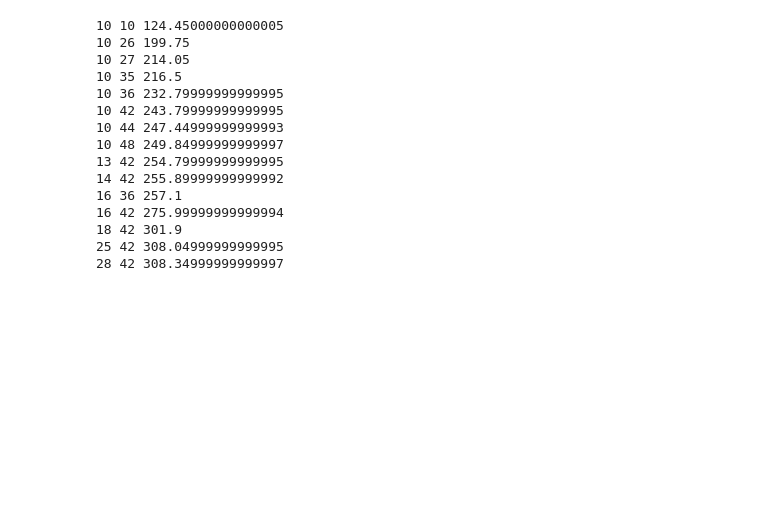
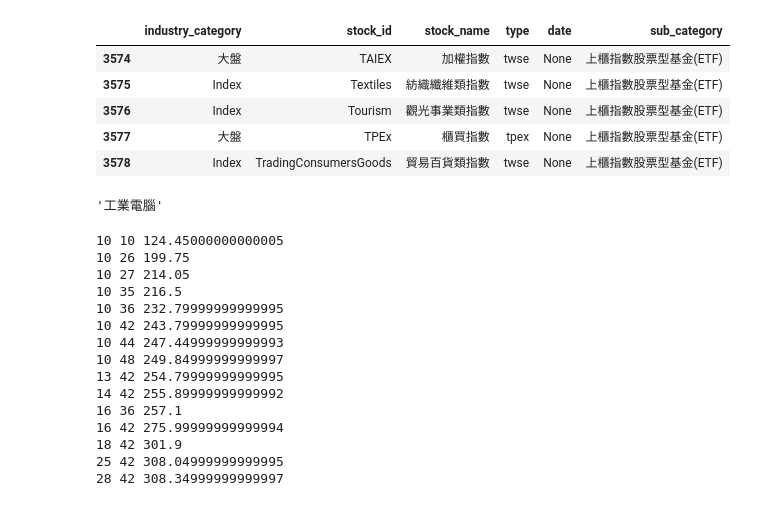
Before and after one commit to mulderfang/stock, a Jupyter notebook: RS與回測量化分析.ipynb, the cells around one changed output. Saved outputs shown, nothing was run; the diff lists cells and outputs as text; code cells hidden in the pictures; blank space fills up the shorter version.

```diff
--- a/RS與回測量化分析.ipynb
+++ b/RS與回測量化分析.ipynb
@@ -362,0 +357,32 @@ df_main_category
+# %%
+
+import requests
+from bs4 import BeautifulSoup
+
+info['sub_category'] = ''
+
+url = 'https://ic.tpex.org.tw/company_chain.php?stk_code='
+for i in range(len(info)):
+    stock_url = url + info.iloc[i].stock_id
+    print(stock_url)
+    if (info.iloc[i].stock_id == 'ETF'):
+        info['sub_category'] = 'ETF'
+        continue
+    if (info.iloc[i].stock_id == 'Index'):
+        info['sub_category'] = 'Index'
+        continue
+    if (info.iloc[i].stock_id == '大盤'):
+        info['sub_category'] = '大盤'
+        continue
+    result = requests.get(stock_url) #將此頁面的HTML GET下來
+    result.encoding = 'utf-8'
+    soup = BeautifulSoup(result.text,"html.parser") #將網頁資料以html.parser
+    stock_subcat = soup.find_all("h4")
+    if(len(stock_subcat)==0):
+        info['sub_category'] = info.iloc[i].industry_category
+    else:
+        stock_subcat = str(stock_subcat).split('&gt;\xa0')[1]
+        stock_subcat = str(stock_subcat).split('</h4>')[0]
+        info['sub_category'] = stock_subcat
+    print(info['sub_category'])
+    time.sleep(1)
@@ -362,0 +408,9 @@ df_main_category
+# %%
+info.tail()
+# %% [output]
+|  | industry_category | stock_id | stock_name | type | date | sub_category |
+| 3574 | 大盤 | TAIEX | 加權指數 | twse | None | 上櫃指數股票型基金(ETF) |
+| 3575 | Index | Textiles | 紡織纖維類指數 | twse | None | 上櫃指數股票型基金(ETF) |
+| 3576 | Index | Tourism | 觀光事業類指數 | twse | None | 上櫃指數股票型基金(ETF) |
+| 3577 | 大盤 | TPEx | 櫃買指數 | tpex | None | 上櫃指數股票型基金(ETF) |
+| 3578 | Index | TradingConsumersGoods | 貿易百貨類指數 | twse | None | 上櫃指數股票型基金(ETF) |
@@ -363,3 +442,7 @@ df_main_category
+# %%
+sub
+# %% [output]
+'工業電腦'
 # %%
 # 回測程式寫法 參考 https://cathaylife.business.hahow.in/courses/4PBhQdOnbKOB_p37_zlB2g
 # %%
```
Also changed, not shown: parts of 7 cells of this notebook.
